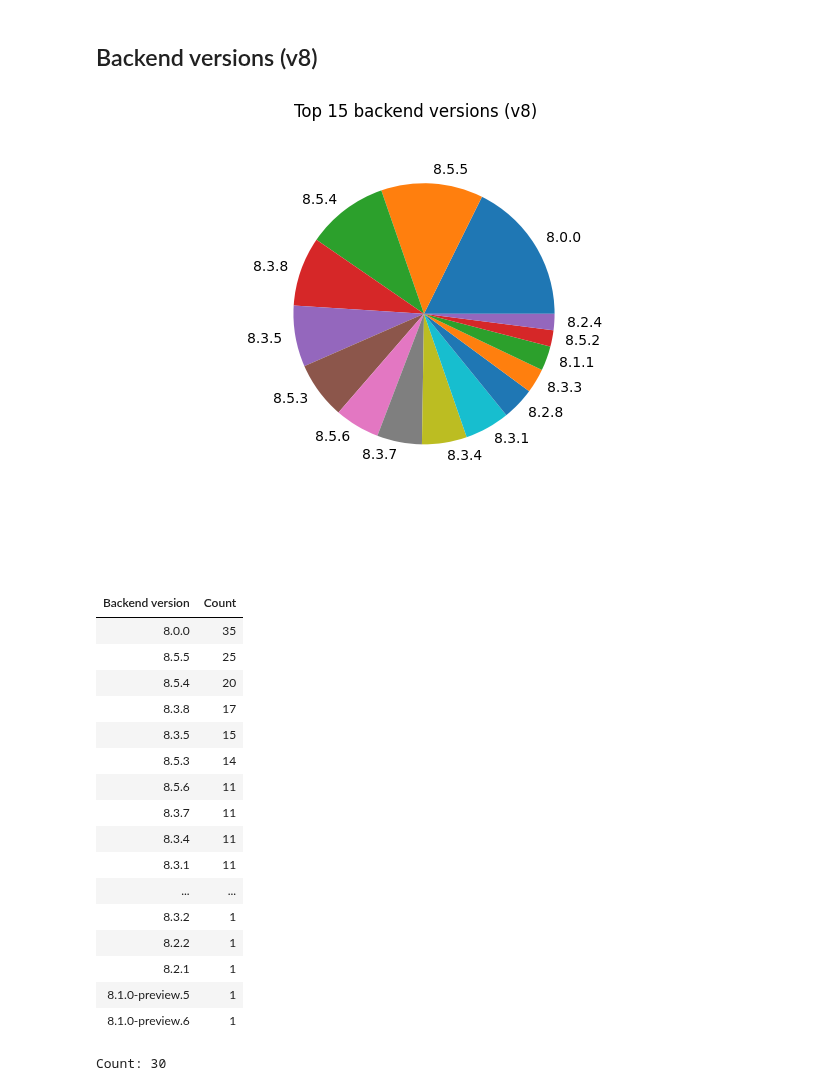
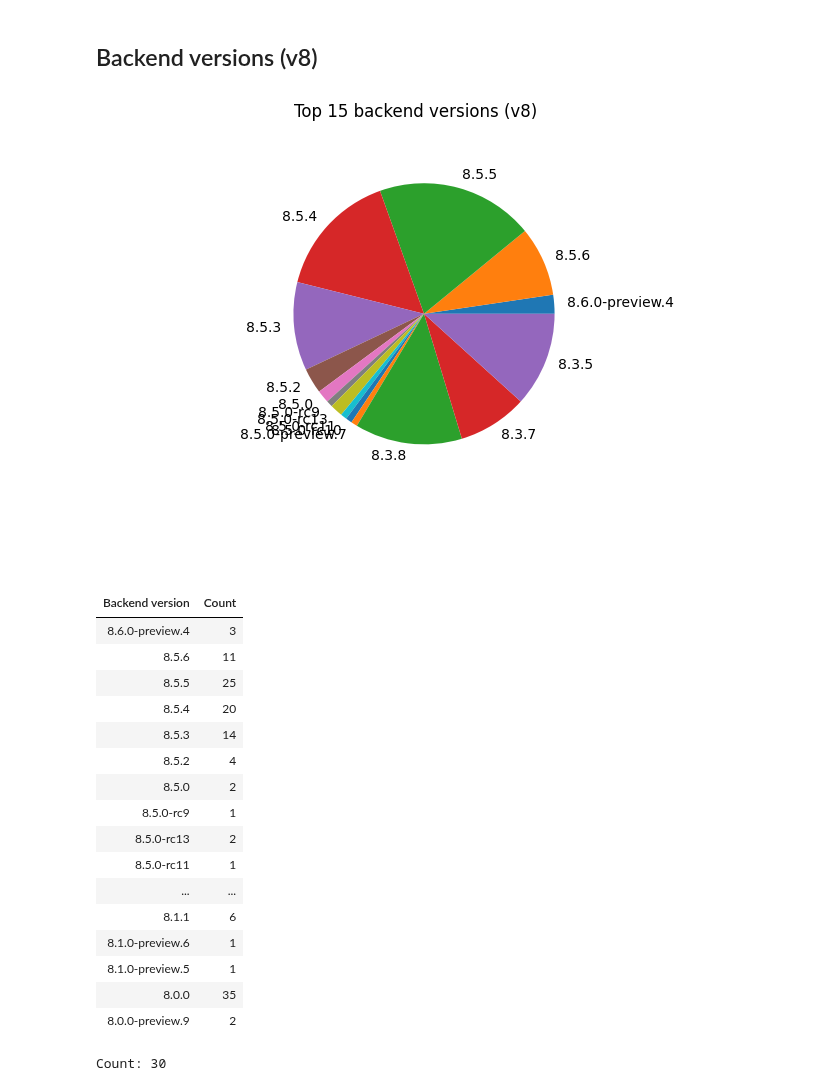
Before and after one commit to bjosttveit/altinn-app-insight, a Jupyter notebook: notebooks/version.ipynb, the cells around one changed output. Cells and saved outputs as stored; diff of their text form; code cells hidden in the pictures.

```diff
--- a/notebooks/version.ipynb
+++ b/notebooks/version.ipynb
@@ -30,7 +30,7 @@ with Apps.init() as apps:
         apps.where(lambda app: app.env == "prod" and app.frontend_version.major == 4 and app.frontend_version != "4")
         .group_by({"Frontend version": lambda app: app.frontend_version})
         .select({"Count": lambda apps: apps.length})
-        .order_by(lambda apps: (apps.length, apps["Frontend version"]), reverse=True)
+        .order_by(lambda apps: (apps["Frontend version"]), reverse=True)
     )
     frontend_versions.pie(title="Locked frontend versions (v4)", x="Frontend version", y="Count")
     frontend_versions.table()
@@ -52,31 +52,31 @@ Count: 9
 # %%
 with Apps.init() as apps:
     backend_versions = (
         apps.where(lambda app: app.env == "prod" and app.backend_version.major == 8)
         .group_by({"Backend version": lambda app: app.backend_version})
         .select({"Count": lambda apps: apps.length})
-        .order_by(lambda apps: (apps.length, apps["Backend version"]), reverse=True)
+        .order_by(lambda apps: (apps["Backend version"]), reverse=True)
     )
 
     backend_versions.limit(15).pie(title="Top 15 backend versions (v8)", x="Backend version", y="Count")
     backend_versions.table()
 # %% [output]
-[figure, old version]
+[figure, new version]
 | Backend version | Count |
-| 8.0.0 | 35 |
+| 8.6.0-preview.4 | 3 |
+| 8.5.6 | 11 |
 | 8.5.5 | 25 |
 | 8.5.4 | 20 |
-| 8.3.8 | 17 |
-| 8.3.5 | 15 |
 | 8.5.3 | 14 |
-| 8.5.6 | 11 |
-| 8.3.7 | 11 |
-| 8.3.4 | 11 |
-| 8.3.1 | 11 |
+| 8.5.2 | 4 |
+| 8.5.0 | 2 |
+| 8.5.0-rc9 | 1 |
+| 8.5.0-rc13 | 2 |
+| 8.5.0-rc11 | 1 |
 | ... | ... |
-| 8.3.2 | 1 |
-| 8.2.2 | 1 |
-| 8.2.1 | 1 |
+| 8.1.1 | 6 |
+| 8.1.0-preview.6 | 1 |
 | 8.1.0-preview.5 | 1 |
-| 8.1.0-preview.6 | 1 |
+| 8.0.0 | 35 |
+| 8.0.0-preview.9 | 2 |
 Count: 30
```
Also changed, not shown: parts of 1 cell of this notebook, 1 other file.
